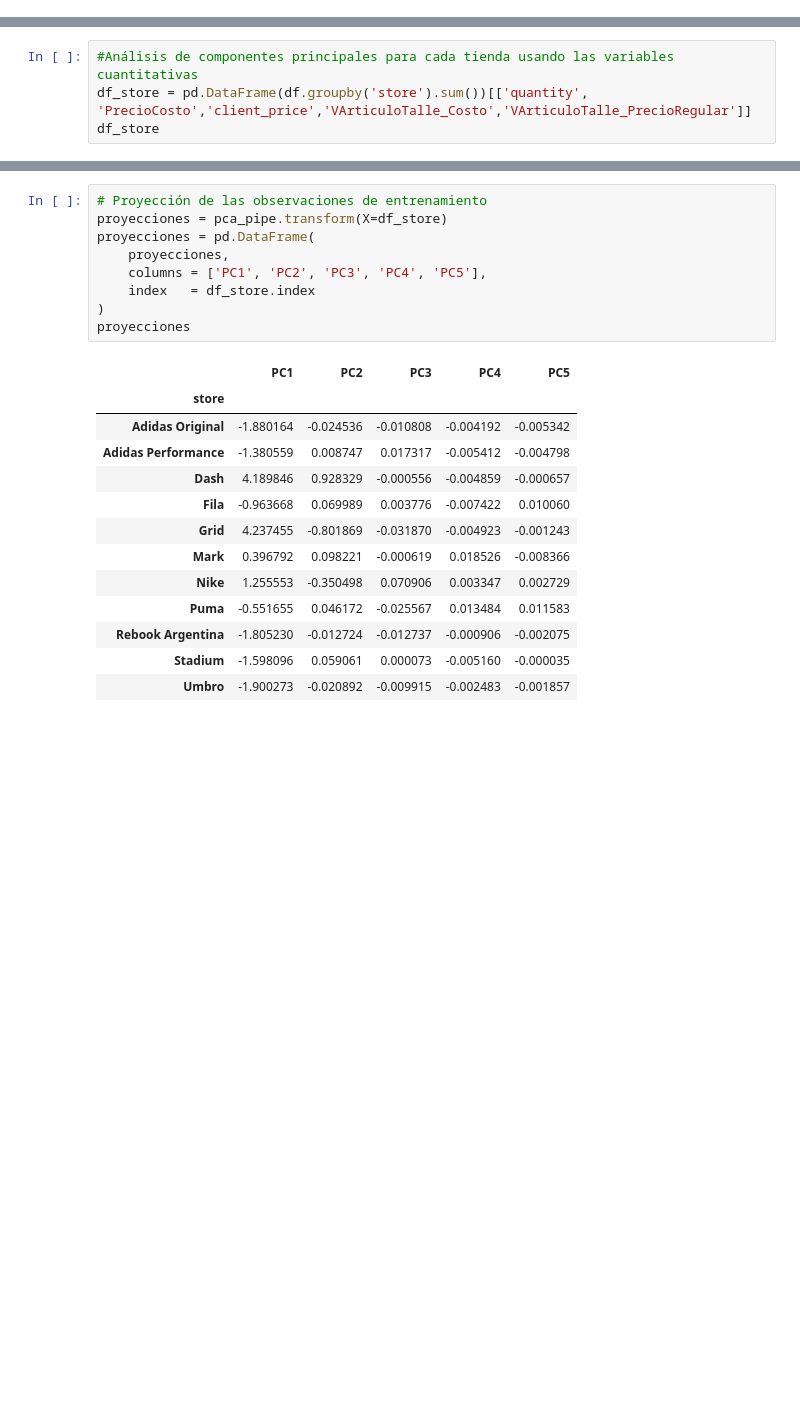
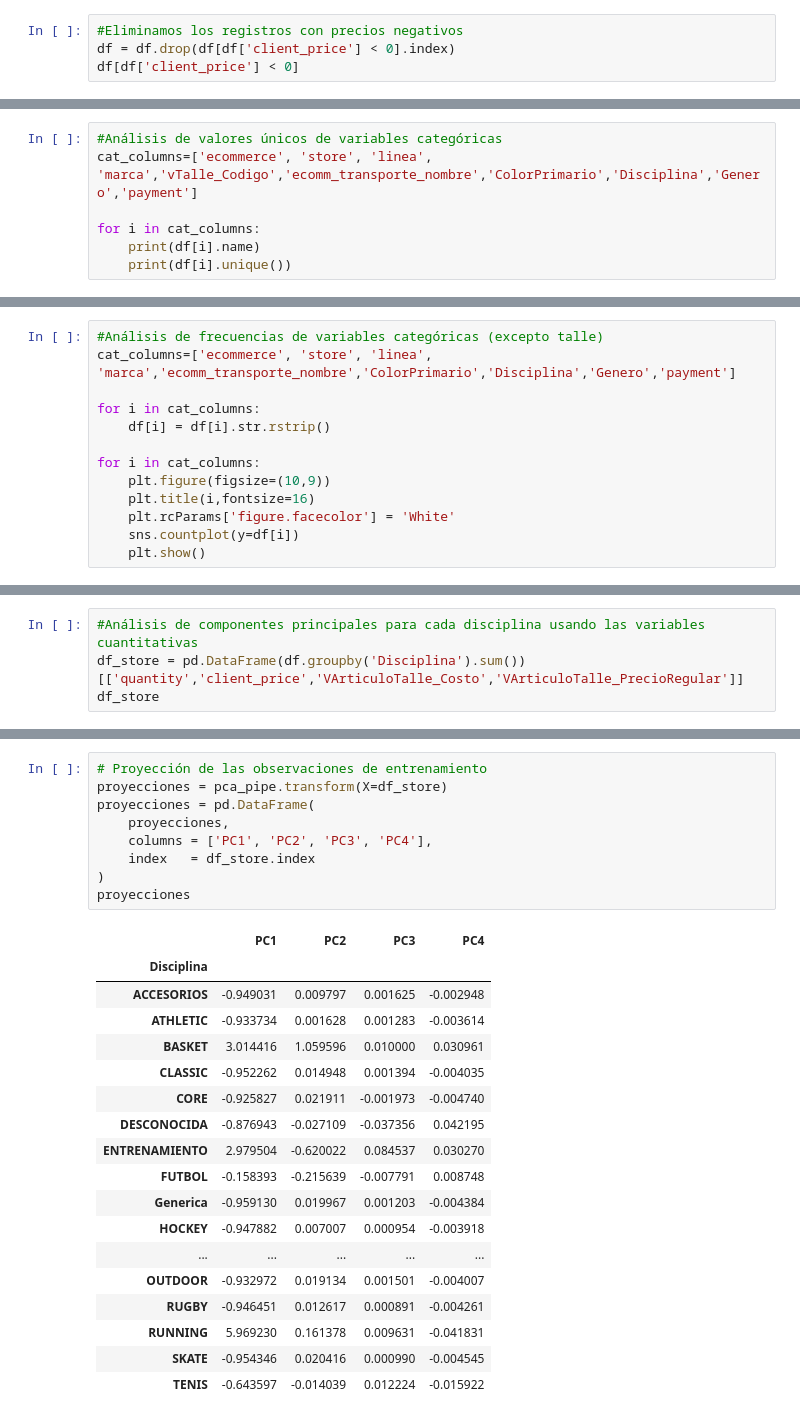
Before and after one commit to eliasguillermo/ds-ecommerce, a Jupyter notebook: ecommerce.ipynb, the cells around one changed output, grey strips where cells are left out. Saved outputs shown, nothing was run; the diff lists cells and outputs as text; blank space fills up the shorter version.

```diff
--- a/ecommerce.ipynb
+++ b/ecommerce.ipynb
@@ -36,0 +107,4 @@ df.head()
+# %%
+#Eliminamos los registros con precios negativos
+df = df.drop(df[df['client_price'] < 0].index)
+df[df['client_price'] < 0]
@@ -36,0 +269,7 @@ df.head()
+# %%
+#Análisis de valores únicos de variables categóricas
+cat_columns=['ecommerce', 'store', 'linea', 'marca','vTalle_Codigo','ecomm_transporte_nombre','ColorPrimario','Disciplina','Genero','payment']
+
+for i in cat_columns:
+    print(df[i].name)
+    print(df[i].unique())
@@ -36,0 +326,13 @@ df.head()
+# %%
+#Análisis de frecuencias de variables categóricas (excepto talle)
+cat_columns=['ecommerce', 'store', 'linea', 'marca','ecomm_transporte_nombre','ColorPrimario','Disciplina','Genero','payment']
+
+for i in cat_columns:
+    df[i] = df[i].str.rstrip()
+
+for i in cat_columns:
+    plt.figure(figsize=(10,9))
+    plt.title(i,fontsize=16)
+    plt.rcParams['figure.facecolor'] = 'White'
+    sns.countplot(y=df[i])
+    plt.show()
@@ -98,5 +549,5 @@ plt.show()
 # %%
-#Análisis de componentes principales para cada tienda usando las variables cuantitativas
-df_store = pd.DataFrame(df.groupby('store').sum())[['quantity', 'PrecioCosto','client_price','VArticuloTalle_Costo','VArticuloTalle_PrecioRegular']]
+#Análisis de componentes principales para cada disciplina usando las variables cuantitativas
+df_store = pd.DataFrame(df.groupby('Disciplina').sum())[['quantity','client_price','VArticuloTalle_Costo','VArticuloTalle_PrecioRegular']]
 df_store
 # %% [output]
@@ -174,23 +628,28 @@ Porcentaje de varianza explicada por cada componente
 # %%
 # Proyección de las observaciones de entrenamiento
 proyecciones = pca_pipe.transform(X=df_store)
 proyecciones = pd.DataFrame(
     proyecciones,
-    columns = ['PC1', 'PC2', 'PC3', 'PC4', 'PC5'],
+    columns = ['PC1', 'PC2', 'PC3', 'PC4'],
     index   = df_store.index
 )
 proyecciones
 # %% [output]
-|  | PC1 | PC2 | PC3 | PC4 | PC5 |
-| store |  |  |  |  |  |
-| Adidas Original | -1.880164 | -0.024536 | -0.010808 | -0.004192 | -0.005342 |
-| Adidas Performance | -1.380559 | 0.008747 | 0.017317 | -0.005412 | -0.004798 |
-| Dash | 4.189846 | 0.928329 | -0.000556 | -0.004859 | -0.000657 |
-| Fila | -0.963668 | 0.069989 | 0.003776 | -0.007422 | 0.010060 |
-| Grid | 4.237455 | -0.801869 | -0.031870 | -0.004923 | -0.001243 |
-| Mark | 0.396792 | 0.098221 | -0.000619 | 0.018526 | -0.008366 |
-| Nike | 1.255553 | -0.350498 | 0.070906 | 0.003347 | 0.002729 |
-| Puma | -0.551655 | 0.046172 | -0.025567 | 0.013484 | 0.011583 |
-| Rebook Argentina | -1.805230 | -0.012724 | -0.012737 | -0.000906 | -0.002075 |
-| Stadium | -1.598096 | 0.059061 | 0.000073 | -0.005160 | -0.000035 |
-| Umbro | -1.900273 | -0.020892 | -0.009915 | -0.002483 | -0.001857 |
+|  | PC1 | PC2 | PC3 | PC4 |
+| Disciplina |  |  |  |  |
+| ACCESORIOS | -0.949031 | 0.009797 | 0.001625 | -0.002948 |
+| ATHLETIC | -0.933734 | 0.001628 | 0.001283 | -0.003614 |
+| BASKET | 3.014416 | 1.059596 | 0.010000 | 0.030961 |
+| CLASSIC | -0.952262 | 0.014948 | 0.001394 | -0.004035 |
+| CORE | -0.925827 | 0.021911 | -0.001973 | -0.004740 |
+| DESCONOCIDA | -0.876943 | -0.027109 | -0.037356 | 0.042195 |
+| ENTRENAMIENTO | 2.979504 | -0.620022 | 0.084537 | 0.030270 |
+| FUTBOL | -0.158393 | -0.215639 | -0.007791 | 0.008748 |
+| Generica | -0.959130 | 0.019967 | 0.001203 | -0.004384 |
+| HOCKEY | -0.947882 | 0.007007 | 0.000954 | -0.003918 |
+| ... | ... | ... | ... | ... |
+| OUTDOOR | -0.932972 | 0.019134 | 0.001501 | -0.004007 |
+| RUGBY | -0.946451 | 0.012617 | 0.000891 | -0.004261 |
+| RUNNING | 5.969230 | 0.161378 | 0.009631 | -0.041831 |
+| SKATE | -0.954346 | 0.020416 | 0.000990 | -0.004545 |
+| TENIS | -0.643597 | -0.014039 | 0.012224 | -0.015922 |
```
Also changed, not shown: parts of 47 cells of this notebook, 1 other file.
